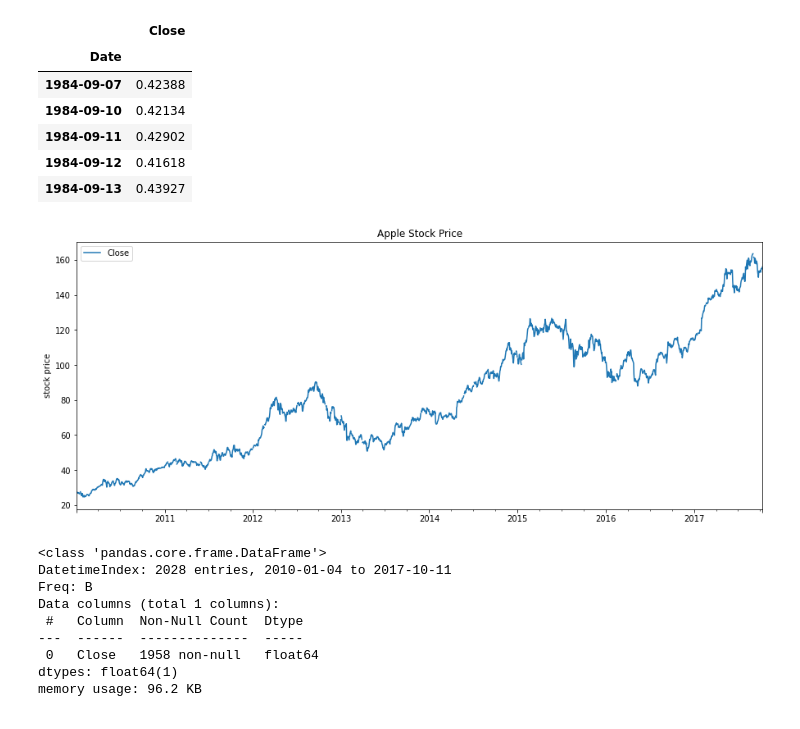
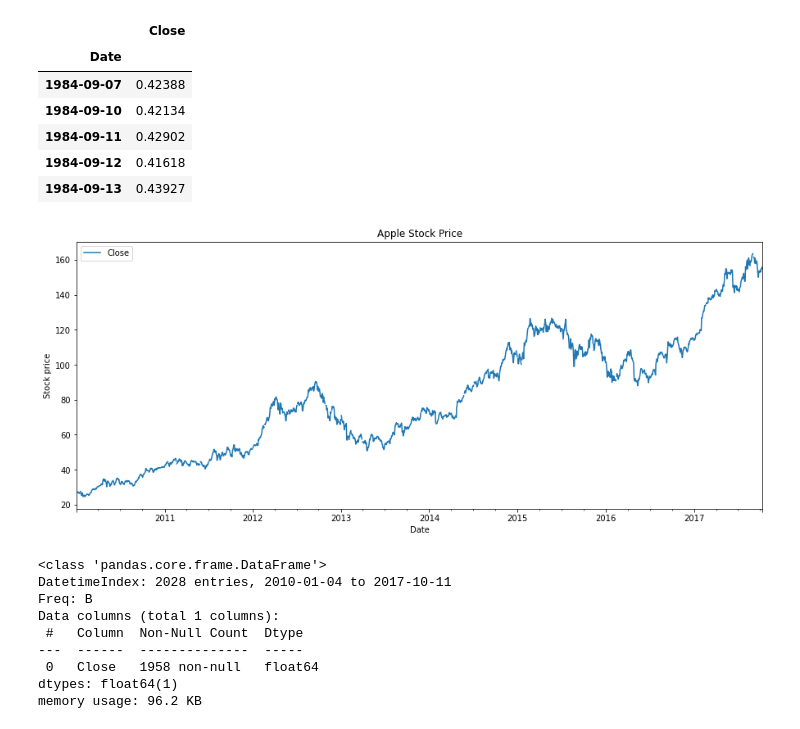
Before and after one commit to gianvstheworld/SCC0270, a Jupyter notebook: Trabalho 2/T2_LSTM.ipynb, the cells around one changed output. Drawn from its saved outputs; the diff is of its cells as text; code cells hidden in the pictures.

```diff
--- a/Trabalho 2/T2_LSTM.ipynb
+++ b/Trabalho 2/T2_LSTM.ipynb
@@ -92,7 +82,7 @@ Rode todas as células a seguir executando os ajustes necessários
 # %%
 # Ajuste essa parte do código para fazer a leitura do arquivo txt fornecido de forma adequada ao IDE que está utilizando
 
-path = '' # seu caminho aqui
+path = os.getcwd() + '/' # seu caminho aqui
 aapl_file = 'aapl.us.txt'
 
 df_aapl = pd.read_csv(path+aapl_file, index_col='Date', parse_dates=True, usecols=['Date', 'Close'], na_values=['nan'])
@@ -111,16 +101,17 @@ df_aapl.head(5)
 # %%
 # esse será o range de datas que iremos utilizar
 dates = pd.date_range('2010-01-02','2017-10-11', freq='B')
 df = pd.DataFrame(index=dates)
 df_aapl = df.join(df_aapl)
 
 # visualização
 df_aapl[['Close']].plot(figsize=(15, 6))
-plt.ylabel("stock price")
+plt.ylabel("Stock price")
+plt.xlabel("Date")
 plt.title("Apple Stock Price")
 plt.show()
 # %% [output]
-[figure, old version]
+[figure, new version]
 # %%
 df_aapl=df_aapl[['Close']]
 df_aapl.info()
```
Also changed, not shown: parts of 9 cells of this notebook.
